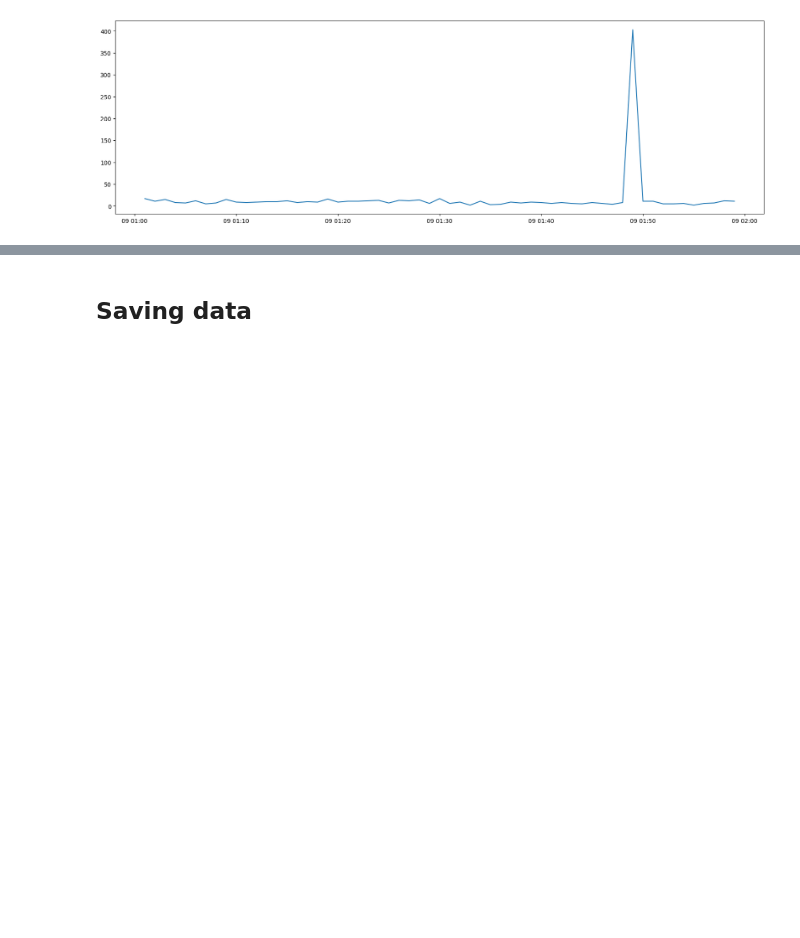
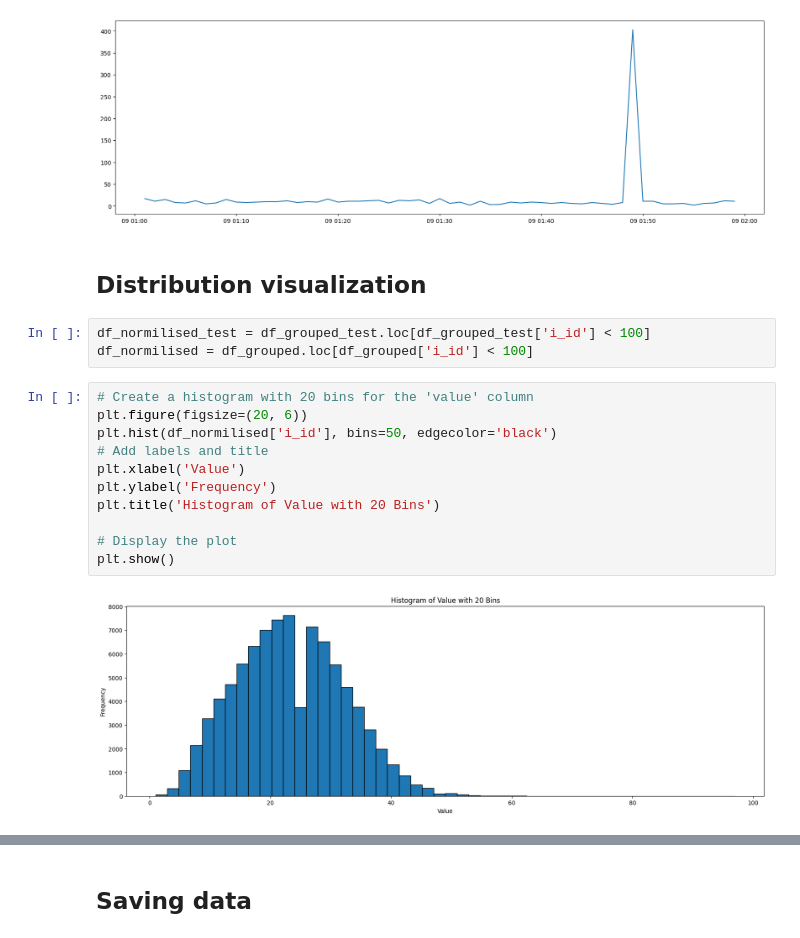
Before and after one commit to AndreyLebedinskiy/CourseProjectYear3, a Jupyter notebook: DataPrep.ipynb, the cells around one changed output, grey strips where cells are left out. Drawn from its saved outputs; the diff is of its cells as text; blank space fills up the shorter version.

```diff
--- a/DataPrep.ipynb
+++ b/DataPrep.ipynb
@@ -167,3 +167,21 @@ plt.plot(third_anom['minute'], third_anom['i_id'])
 plt.show()
 # %% [output]
 [figure]
+# %% [markdown]
+## Distribution visualization
+# %%
+df_normilised_test = df_grouped_test.loc[df_grouped_test['i_id'] < 100]
+df_normilised = df_grouped.loc[df_grouped['i_id'] < 100]
+# %%
+# Create a histogram with 20 bins for the 'value' column
+plt.figure(figsize=(20, 6))
+plt.hist(df_normilised['i_id'], bins=50, edgecolor='black')
+# Add labels and title
+plt.xlabel('Value')
+plt.ylabel('Frequency')
+plt.title('Histogram of Value with 20 Bins')
+
+# Display the plot
+plt.show()
+# %% [output]
+[figure, added]
```
Also changed, not shown: parts of 1 cell of this notebook, 1 other file.
